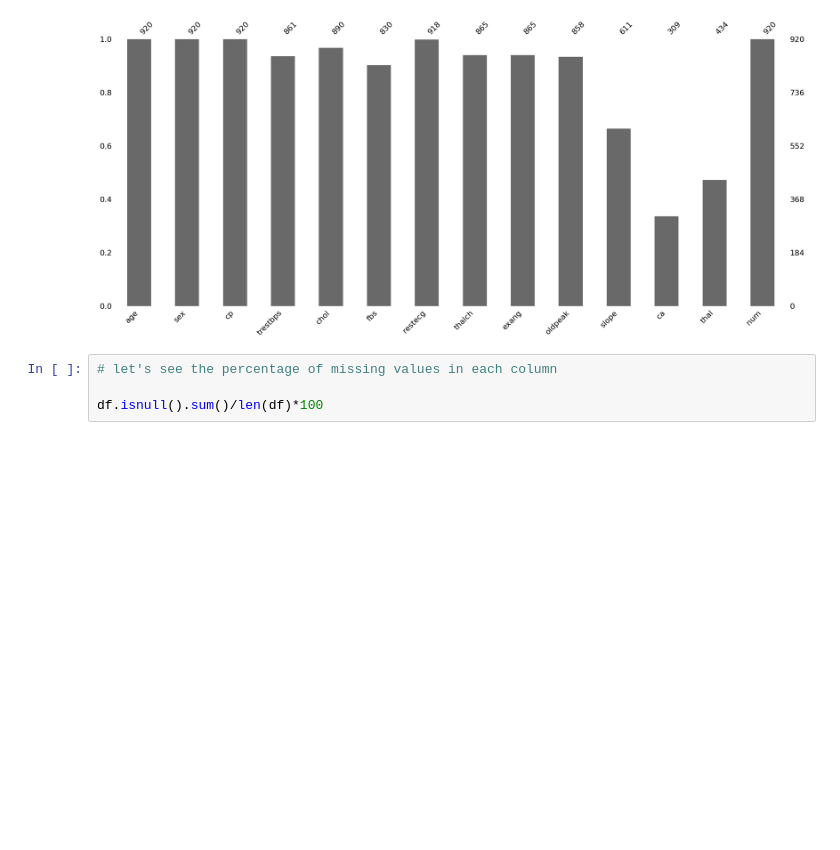
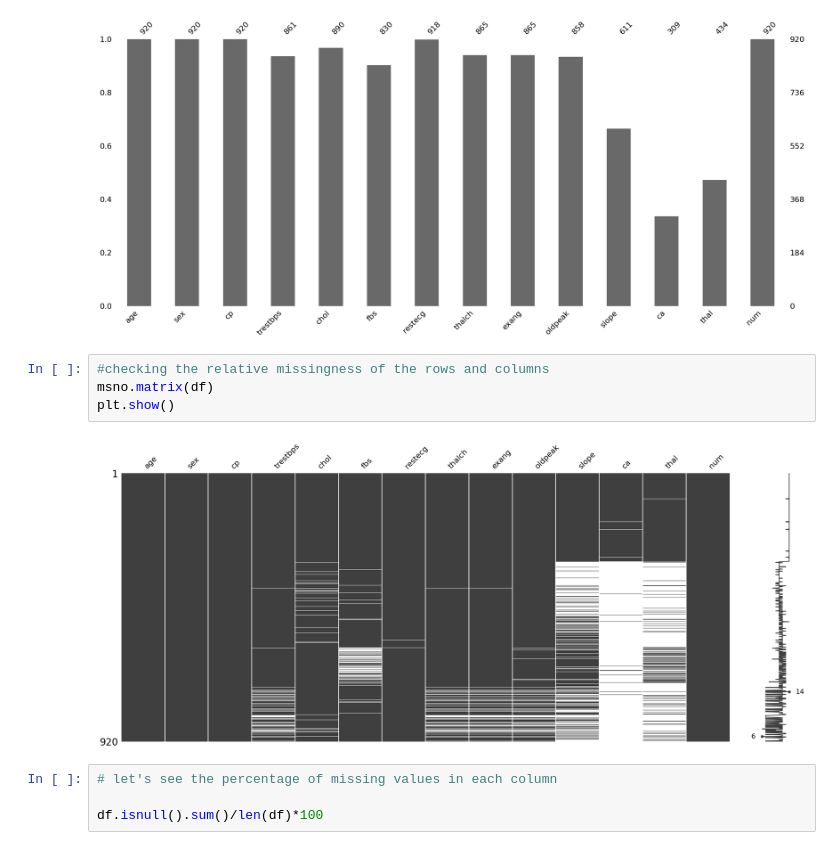
Before and after one commit to NIKHILNARSIPALLI/Heart-Disease-Prediction, a Jupyter notebook: Heart_Disease_Prediction_pnfsintern.ipynb, the cells around one changed output. Drawn from its saved outputs; the diff is of its cells as text; blank space fills up the shorter version.

```diff
--- a/Heart_Disease_Prediction_pnfsintern.ipynb
+++ b/Heart_Disease_Prediction_pnfsintern.ipynb
@@ -179,6 +179,12 @@ msno.bar(df)
 # %% [output]
 <Axes: >
 [figure]
+# %%
+#checking the relative missingness of the rows and columns
+msno.matrix(df)
+plt.show()
+# %% [output]
+[figure, added]
 # %%
 # let's see the percentage of missing values in each column
 
```
Also changed, not shown: parts of 16 cells of this notebook.
